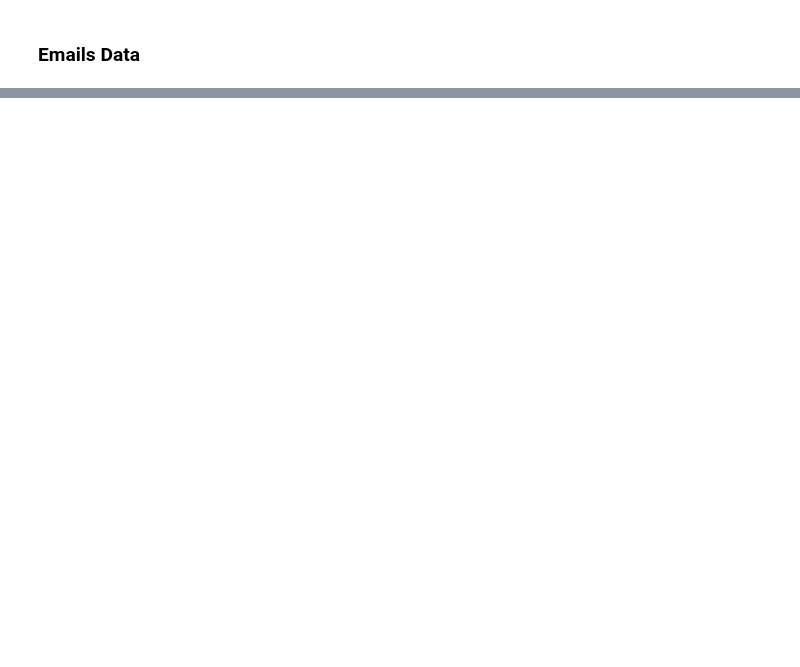
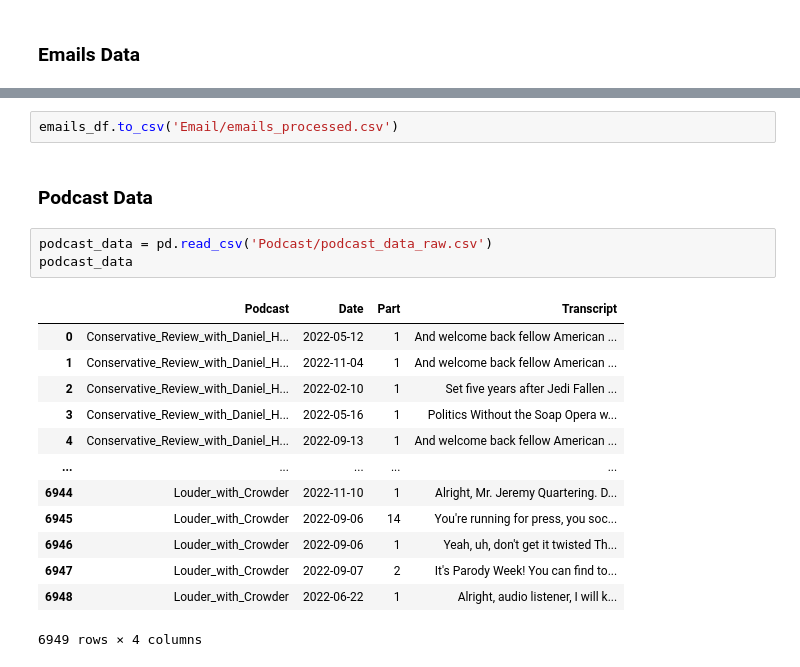
Before and after one commit to RohitMacherla3/narrative-detection-nlp-topicmodeling, a Jupyter notebook: pre-processing.ipynb, the cells around one changed output, grey strips where cells are left out. Cells and saved outputs as stored; diff of their text form; blank space fills up the shorter version.

```diff
--- a/pre-processing.ipynb
+++ b/pre-processing.ipynb
@@ -82,0 +164,21 @@ emails_df
+# %%
+emails_df.to_csv('Email/emails_processed.csv')
+# %% [markdown]
+### Podcast Data
+# %%
+podcast_data = pd.read_csv('Podcast/podcast_data_raw.csv')
+podcast_data
+# %% [output]
+|  | Podcast | Date | Part | Transcript |
+| 0 | Conservative_Review_with_Daniel_H... | 2022-05-12 | 1 | And welcome back fellow American ... |
+| 1 | Conservative_Review_with_Daniel_H... | 2022-11-04 | 1 | And welcome back fellow American ... |
+| 2 | Conservative_Review_with_Daniel_H... | 2022-02-10 | 1 | Set five years after Jedi Fallen ... |
+| 3 | Conservative_Review_with_Daniel_H... | 2022-05-16 | 1 | Politics Without the Soap Opera w... |
+| 4 | Conservative_Review_with_Daniel_H... | 2022-09-13 | 1 | And welcome back fellow American ... |
+| ... | ... | ... | ... | ... |
+| 6944 | Louder_with_Crowder | 2022-11-10 | 1 | Alright, Mr. Jeremy Quartering. D... |
+| 6945 | Louder_with_Crowder | 2022-09-06 | 14 | You're running for press, you soc... |
+| 6946 | Louder_with_Crowder | 2022-09-06 | 1 | Yeah, uh, don't get it twisted Th... |
+| 6947 | Louder_with_Crowder | 2022-09-07 | 2 | It's Parody Week! You can find to... |
+| 6948 | Louder_with_Crowder | 2022-06-22 | 1 | Alright, audio listener, I will k... |
+6949 rows × 4 columns
```
Also changed, not shown: parts of 34 cells of this notebook.
